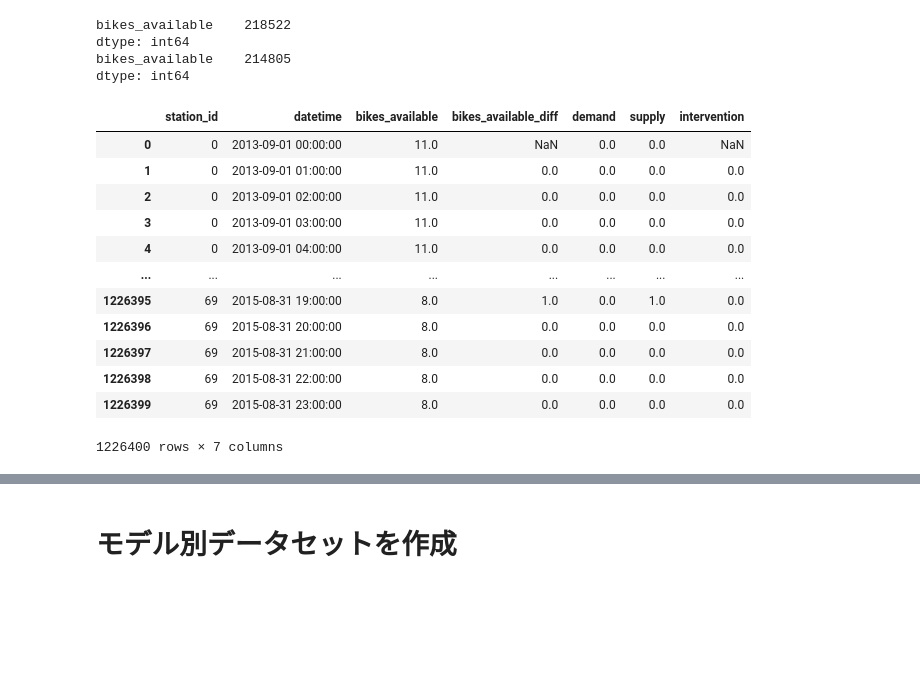
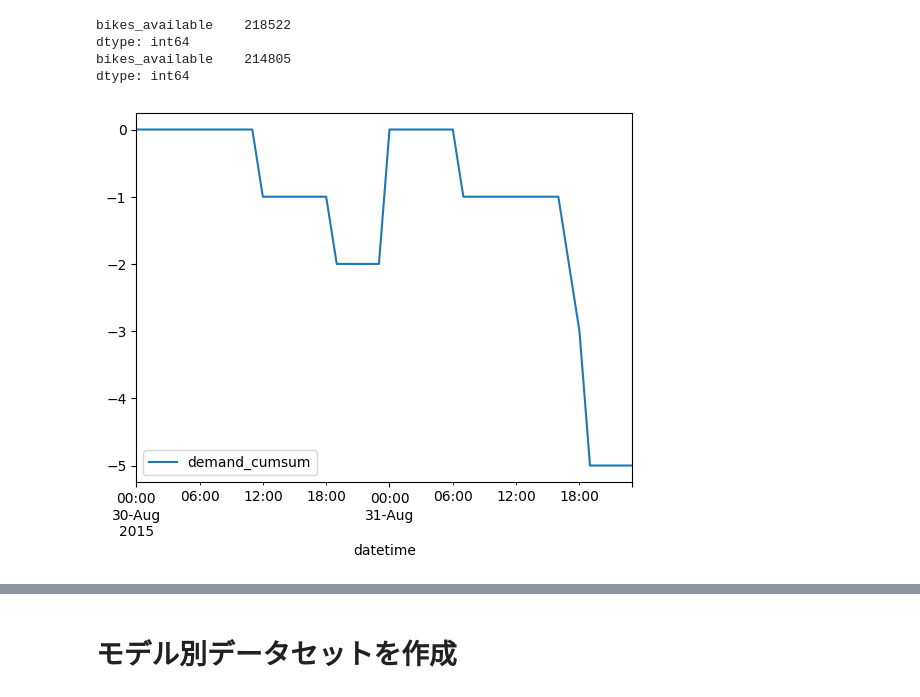
Before and after one commit to snoopy0420/atma_udemy, a Jupyter notebook: notebooks/run.ipynb, the cells around one changed output, grey strips where cells are left out. Cells and saved outputs as stored; diff of their text form; code cells hidden in the pictures; blank space fills up the shorter version.

```diff
--- a/notebooks/run.ipynb
+++ b/notebooks/run.ipynb
@@ -501,20 +507,4 @@ df_status_detail["supply"] = df_status_detail["supply"].fillna(0)
 ## 過去１時間の介入を計算
 df_status_detail['intervention'] = df_status_detail['bikes_available_diff'] - (df_status_detail['demand'] + df_status_detail['supply'])
 
-df_status_detail = df_status_detail.drop(columns=["start_hour", "end_hour"])
+# df_status_detail = df_status_detail[['station_id', 'datetime', 'demand', 'supply', 'intervention']]
-# %%
-df_status_detail
-# %% [output]
-|  | station_id | datetime | bikes_available | bikes_available_diff | demand | supply | intervention |
-| 0 | 0 | 2013-09-01 00:00:00 | 11.0 | NaN | 0.0 | 0.0 | NaN |
-| 1 | 0 | 2013-09-01 01:00:00 | 11.0 | 0.0 | 0.0 | 0.0 | 0.0 |
-| 2 | 0 | 2013-09-01 02:00:00 | 11.0 | 0.0 | 0.0 | 0.0 | 0.0 |
-| 3 | 0 | 2013-09-01 03:00:00 | 11.0 | 0.0 | 0.0 | 0.0 | 0.0 |
-| 4 | 0 | 2013-09-01 04:00:00 | 11.0 | 0.0 | 0.0 | 0.0 | 0.0 |
-| ... | ... | ... | ... | ... | ... | ... | ... |
-| 1226395 | 69 | 2015-08-31 19:00:00 | 8.0 | 1.0 | 0.0 | 1.0 | 0.0 |
-| 1226396 | 69 | 2015-08-31 20:00:00 | 8.0 | 0.0 | 0.0 | 0.0 | 0.0 |
-| 1226397 | 69 | 2015-08-31 21:00:00 | 8.0 | 0.0 | 0.0 | 0.0 | 0.0 |
-| 1226398 | 69 | 2015-08-31 22:00:00 | 8.0 | 0.0 | 0.0 | 0.0 | 0.0 |
-| 1226399 | 69 | 2015-08-31 23:00:00 | 8.0 | 0.0 | 0.0 | 0.0 | 0.0 |
-1226400 rows × 7 columns
@@ -520,0 +514,9 @@ df_status_detail
+# %%
+# 各日の00:00からの変化数に変換
+df_ = df_status_detail.copy()
+df_["date"] = df_["datetime"].dt.date
+df_["bikes_available_diff_cumsum"] = df_.groupby(["station_id", "date"])["bikes_available_diff"].cumsum()
+df_["demand_cumsum"] = df_.groupby(["station_id", "date"])["demand"].cumsum()
+df_["supply_cumsum"] = df_.groupby(["station_id", "date"])["supply"].cumsum()
+df_["intervention_cumsum"] = df_.groupby(["station_id", "date"])["intervention"].cumsum()
+df_target_detail = df_.copy()
@@ -520,0 +526,8 @@ df_status_detail
+# %%
+# demand_cumsumをプロット
+# 期間を絞る
+df_target_detail_ = df_target_detail[df_target_detail["datetime"]>="2015-08-30"]
+df_target_detail_[df_target_detail_["station_id"]==2].plot(x="datetime", y="demand_cumsum")
+plt.show()
+# %% [output]
+[figure, added]
```
Also changed, not shown: parts of 48 cells of this notebook, 2 other files.
